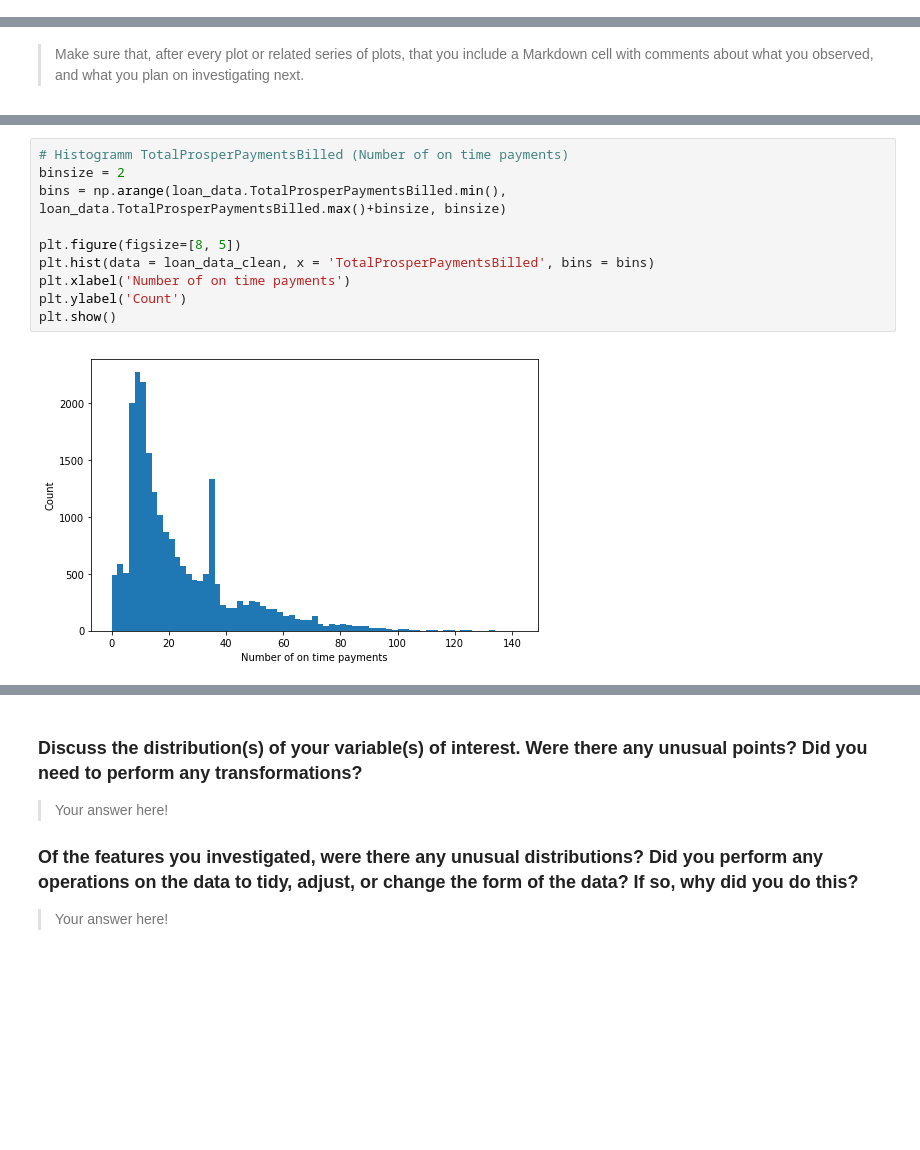
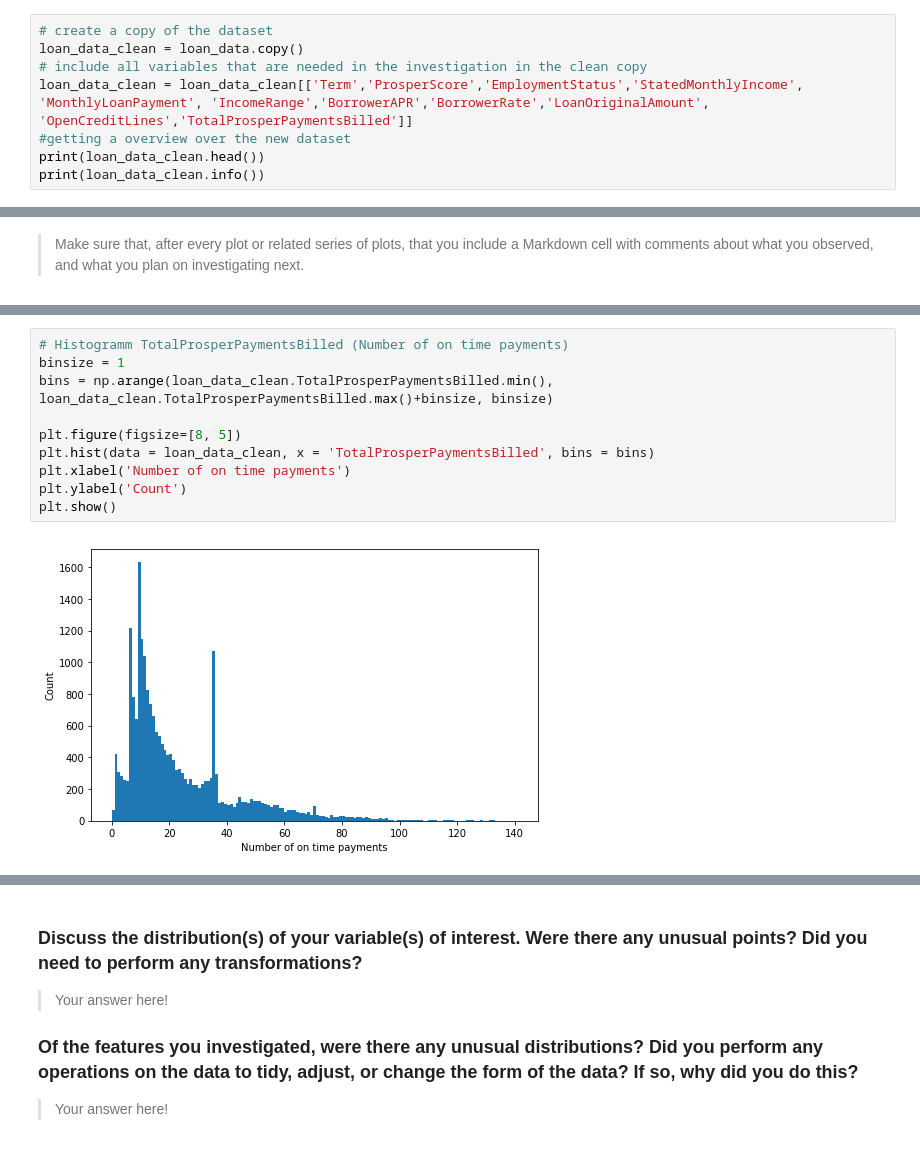
Before and after one commit to JannisMueller/Exploration-Loan-Data-from-Prosper, a Jupyter notebook: Exploration Loan Data from Prosper.ipynb, the cells around one changed output, grey strips where cells are left out. Drawn from its saved outputs; the diff is of its cells as text; blank space fills up the shorter version.

Commit message:
further exploration of the variables

```diff
--- a/Exploration Loan Data from Prosper.ipynb
+++ b/Exploration Loan Data from Prosper.ipynb
@@ -128,0 +87,8 @@ Name: ratio_income_loanPayment, dtype: float64
+# %%
+# create a copy of the dataset
+loan_data_clean = loan_data.copy()
+# include all variables that are needed in the investigation in the clean copy
+loan_data_clean = loan_data_clean[['Term','ProsperScore','EmploymentStatus','StatedMonthlyIncome', 'MonthlyLoanPayment', 'IncomeRange','BorrowerAPR','BorrowerRate','LoanOriginalAmount', 'OpenCreditLines','TotalProsperPaymentsBilled']]
+#getting a overview over the new dataset
+print(loan_data_clean.head())
+print(loan_data_clean.info())
@@ -152,13 +136,13 @@ plt.show()
 [figure]
 # %%
 # Histogramm TotalProsperPaymentsBilled (Number of on time payments)
-binsize = 2
-bins = np.arange(loan_data.TotalProsperPaymentsBilled.min(), loan_data.TotalProsperPaymentsBilled.max()+binsize, binsize)
+binsize = 1
+bins = np.arange(loan_data_clean.TotalProsperPaymentsBilled.min(), loan_data_clean.TotalProsperPaymentsBilled.max()+binsize, binsize)
 
 plt.figure(figsize=[8, 5])
 plt.hist(data = loan_data_clean, x = 'TotalProsperPaymentsBilled', bins = bins)
 plt.xlabel('Number of on time payments')
 plt.ylabel('Count')
 plt.show()
 # %% [output]
-[figure, old version]
+[figure, new version]
```
Also changed, not shown: parts of 17 cells of this notebook, 1 other file.
